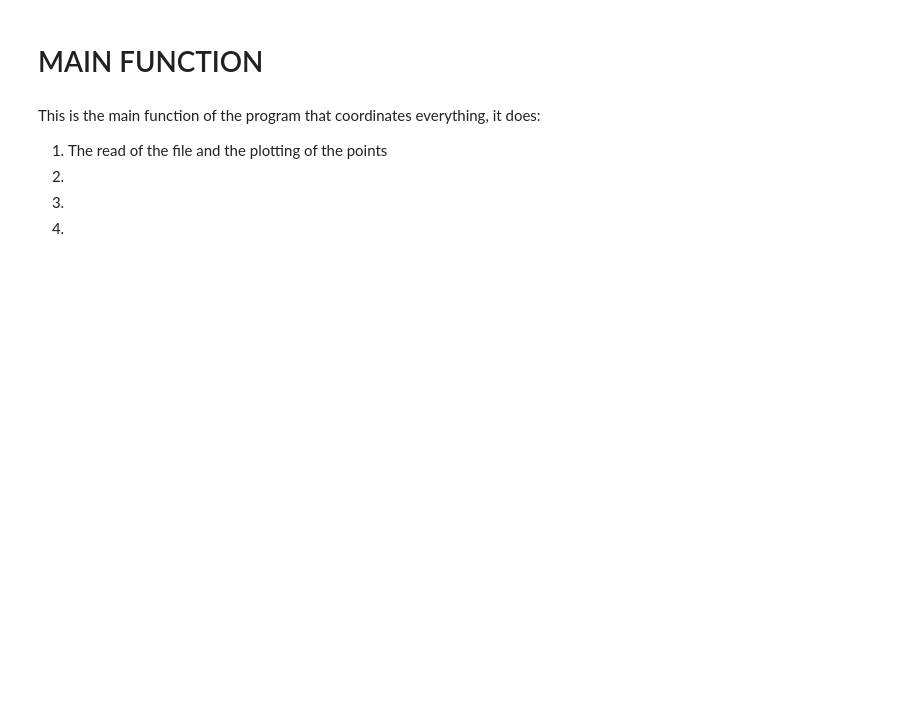
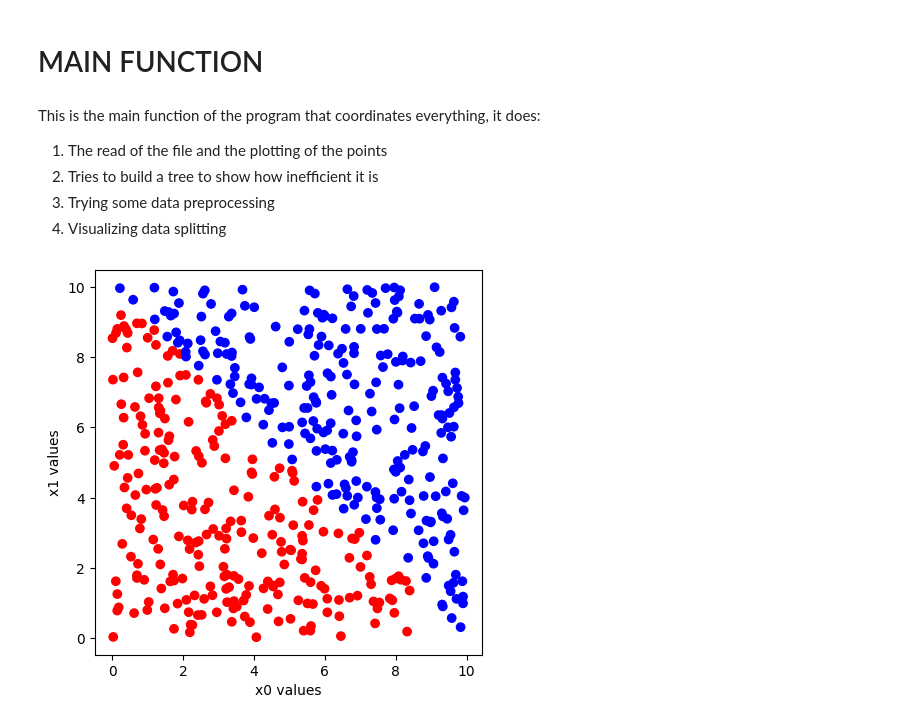
Before and after one commit to Nuzz23/01TWZSM_DataScienceLab, a Jupyter notebook: Lab/L06/E02/E02.ipynb, the cells around one changed output. Saved outputs shown, nothing was run; the diff lists cells and outputs as text; code cells hidden in the pictures; blank space fills up the shorter version.

```diff
--- a/Lab/L06/E02/E02.ipynb
+++ b/Lab/L06/E02/E02.ipynb
@@ -16,0 +29,25 @@ def
+# %%
+def readFile(file:str)->pd.DataFrame:
+    return pd.read_csv(filepath_or_buffer=file, header=0, dtype={'x0':float, 'x1':float, 'label':int})
+
+def plotDf(df:pd.DataFrame, figPath:str=None)->None:
+    fig, ax = plt.subplots(figsize=(5,5))
+
+    ax.scatter(x=df['x0'], y=df['x1'], c=df['label'].apply(lambda x: 'red' if x else 'blue'))
+    ax.set_ylabel(ylabel='x1 values', loc='center')
+    ax.set_xlabel(xlabel='x0 values', loc='center')
+
+    # To plot the legend
+    """color_map = {0: 'blue', 1: 'red'}
+    # Add a legend to explain the colors
+    handles = [plt.Line2D([0], [0], marker='o', color='w', markerfacecolor=color_map[l], markersize=10) for l in color_map]
+    labels = color_map.keys()
+    ax.legend(handles, labels, title='Class')
+    """
+    if figPath:
+        fig.savefig(figPath)
+
+    plt.show()
+
+# NOTE: a decision tree will not work, the data are divided in an oblique way, decision tree work only well if the data
+# are divided horizontally or vertically
@@ -16,0 +84,3 @@ def
+# %%
+def dataPreprocessing(df:pd.DataFrame)->pd.DataFrame:
+    pass
@@ -20,7 +101,24 @@ def
 This is the main function of the program that coordinates everything, it does:
 <ol>
 <li>The read of the file and the plotting of the points</li>
-<li></li>
-<li></li>
-<li></li>
+<li>Tries to build a tree to show how inefficient it is</li>
+<li>Trying some data preprocessing</li>
+<li>Visualizing data splitting</li>
 </ol>
+# %%
+def main()->None:
+    df = readFile(INPUT_FILE_PATH) # 1
+    plotDf(df) # 1
+
+    # 100 percent accuracy, it fucking over fits as expected
+    # tree = buildTree(df) # 2
+    # plot_tree(tree) # 2
+    # heatmap(confusion_matrix(df['label'], tree.predict(df[['x0', 'x1']])), annot=True) # 2
+    # print(partitionDataWithTraining(df, 0.20)) # 2
+
+    dataPreprocessing(df)
+
+
+main()
+# %% [output]
+[figure, added]
```
Also changed, not shown: parts of 10 cells of this notebook.
